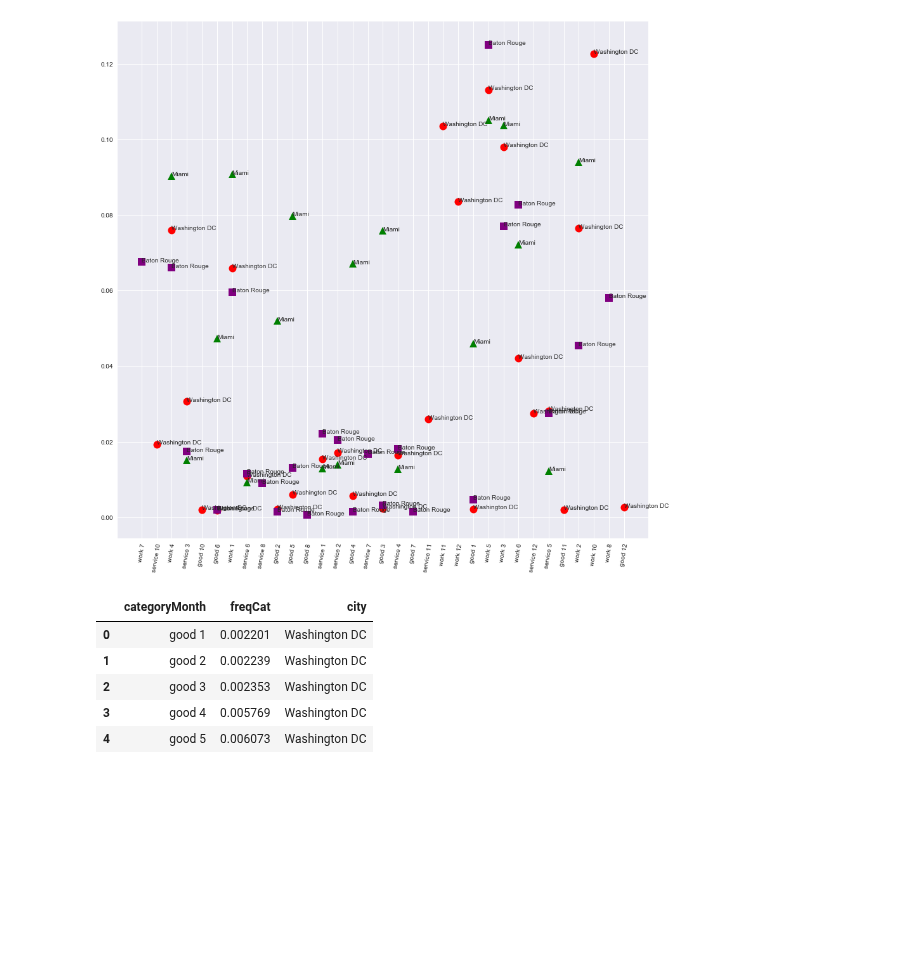
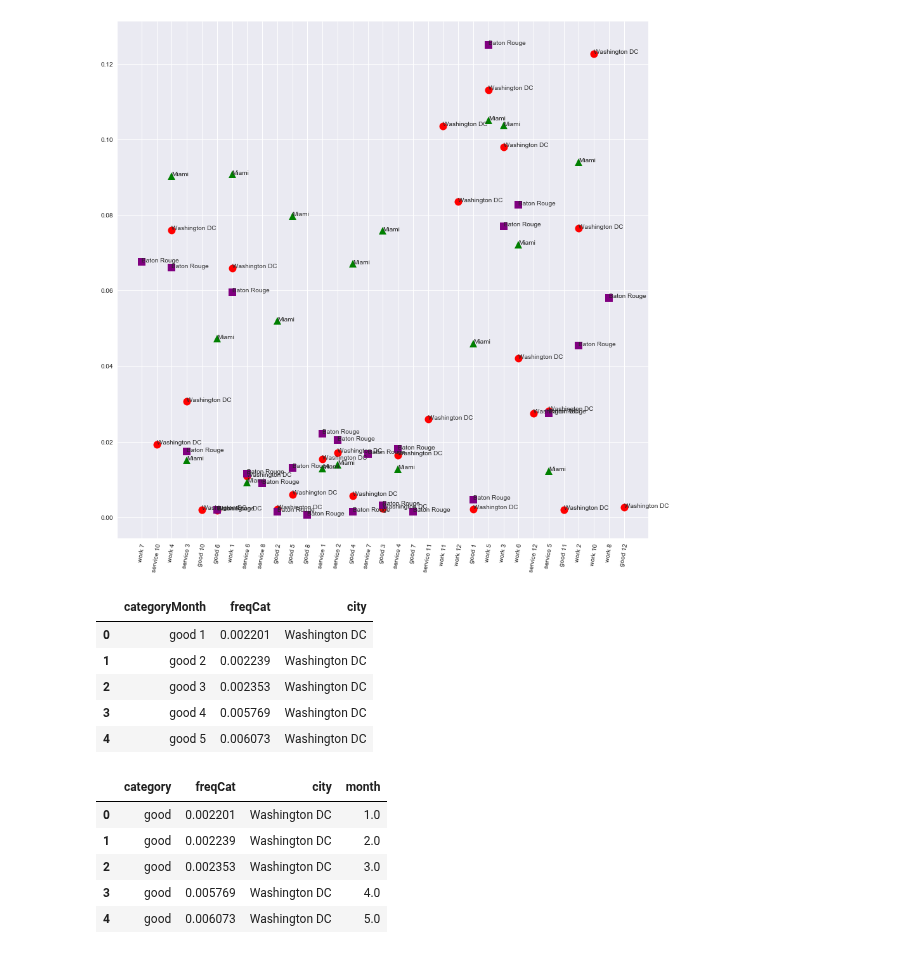
Before and after one commit to sunlightpolicy/open_data_standards_project, a Jupyter notebook: pynbs/procurement.ipynb, the cells around one changed output. Drawn from its saved outputs; the diff is of its cells as text; code cells hidden in the pictures; blank space fills up the shorter version.

```diff
--- a/pynbs/procurement.ipynb
+++ b/pynbs/procurement.ipynb
@@ -330,11 +330,11 @@ for df in procDF_dict.values():
         ['procurementCategory','city','createMonth']
         ).size().to_frame().reset_index().rename(columns={0:'freq'}).iterrows():
         cat.append(row[1][0])
-        month.append(row[1][2])
+        months.append(row[1][2])
         frequency.append(row[1][3]/len(df))
         cities.append(row[1][1])
 
-df_all2 = pd.concat([pd.Series(cat),pd.Series(frequency),pd.Series(cities), pd.Series(months)],axis=1).rename(columns={0:'categoryMonth',1:'freqCat',2:'city'})
+df_all2 = pd.concat([pd.Series(cat),pd.Series(frequency),pd.Series(cities), pd.Series(months)],axis=1).rename(columns={0:'category',1:'freqCat',2:'city',3:'month'})
 # %%
 df_all = pd.concat([pd.Series(cat_month),pd.Series(frequency),pd.Series(cities)],axis=1).rename(columns={0:'categoryMonth',1:'freqCat',2:'city'})
 
@@ -372,3 +372,12 @@ df_all.head()
 | 2 | good 3 | 0.002353 | Washington DC |
 | 3 | good 4 | 0.005769 | Washington DC |
 | 4 | good 5 | 0.006073 | Washington DC |
+# %%
+df_all2.head()
+# %% [output]
+|  | category | freqCat | city | month |
+| 0 | good | 0.002201 | Washington DC | 1.0 |
+| 1 | good | 0.002239 | Washington DC | 2.0 |
+| 2 | good | 0.002353 | Washington DC | 3.0 |
+| 3 | good | 0.005769 | Washington DC | 4.0 |
+| 4 | good | 0.006073 | Washington DC | 5.0 |
```
Also changed, not shown: parts of 1 cell of this notebook, 2 other files.
